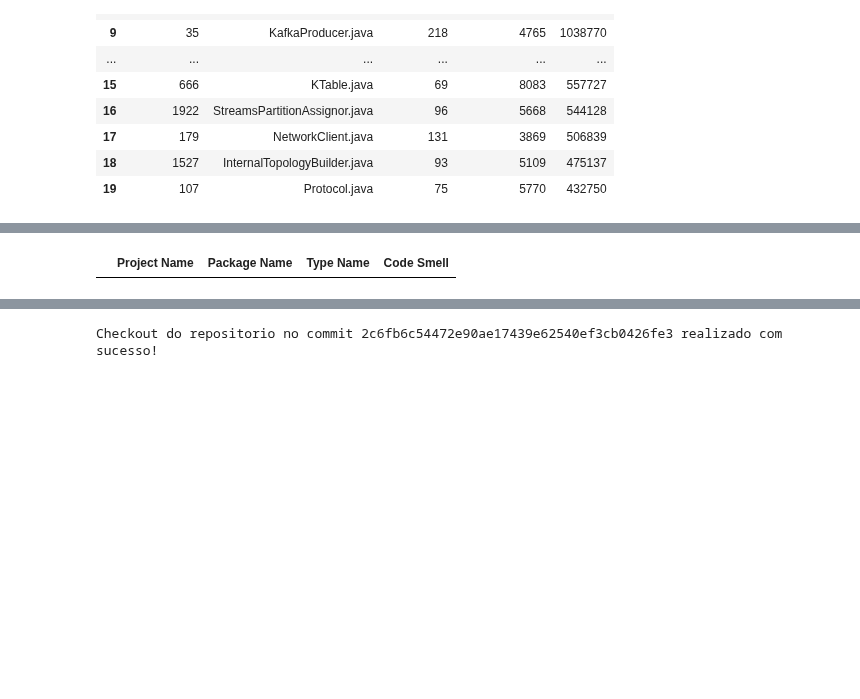
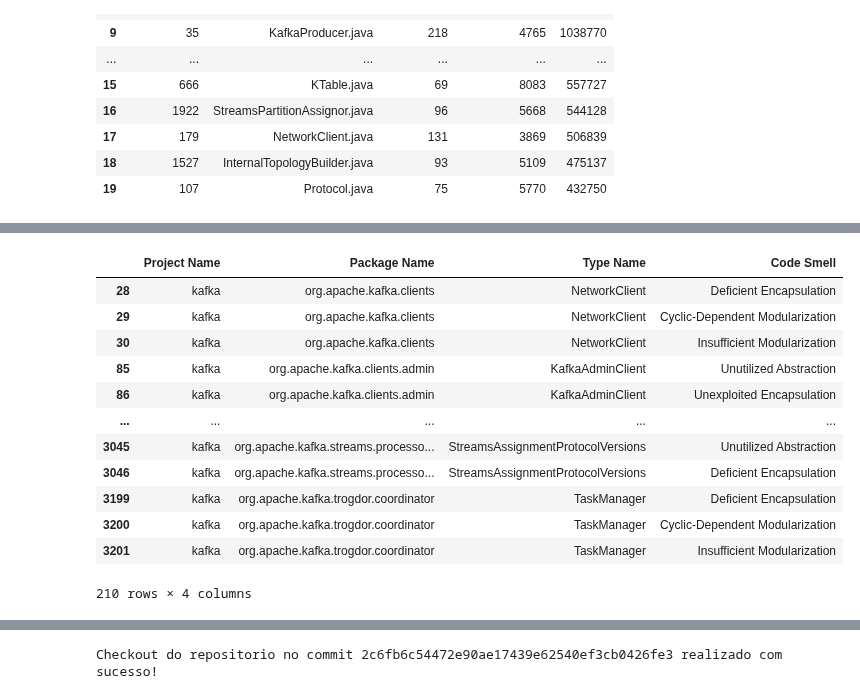
Before and after one commit to armandossrecife/piloto, a Jupyter notebook: designite/analise_designite_kafka.ipynb, the cells around one changed output, grey strips where cells are left out. Drawn from its saved outputs; the diff is of its cells as text; code cells hidden in the pictures; blank space fills up the shorter version.

Commit message:
Ajustes nas analises de design smells do Kafka

```diff
--- a/designite/analise_designite_kafka.ipynb
+++ b/designite/analise_designite_kafka.ipynb
@@ -376,0 +477,8 @@ df_design_smells
+# %%
+dataframes_i = [df_design_smells1, df_design_smells2, df_design_smells3, df_design_smells4, df_design_smells5, df_design_smells6, df_design_smells7, df_design_smells8, df_design_smells9, df_design_smells10, df_design_smells11, df_design_smells12, df_design_smells13, df_design_smells14, df_design_smells16, df_design_smells17, df_design_smells18,  df_design_smells21, df_design_smells22, df_design_smells23, df_design_smells24, df_design_smells25, df_design_smells26, df_design_smells27, df_design_smells28, df_design_smells29, df_design_smells30, df_design_smells31, df_design_smells32, df_design_smells33, df_design_smells34, df_design_smells36, df_design_smells37]
+# %%
+# Merge the dataframes
+merged_dataframe_i = pd.concat(dataframes_i, axis=0, ignore_index=True)
+
+df_design_smells_final_i = merged_dataframe_i.copy()
+df_design_smells_final_i
@@ -424,13 +573,30 @@ lista_classes_criticas
  'NetworkClient.java',
  'InternalTopologyBuilder.java',
  'Protocol.java']
+# %%
+lista_nomes = []
+for each in lista_classes_criticas:
+  each = each.replace('.java', '')
+  lista_nomes.append(each)
 # %%
-pesquisa = df_design_smells['Type Name'].str.contains('|'.join(lista_classes_criticas))
+pesquisa = df_design_smells_final_i['Type Name'].str.contains('|'.join(lista_nomes))
 # %%
-df_critical_classes = df_design_smells[pesquisa]
+df_critical_classes = df_design_smells_final_i[pesquisa]
 df_critical_classes
 # %% [output]
 |  | Project Name | Package Name | Type Name | Code Smell |
+| 28 | kafka | org.apache.kafka.clients | NetworkClient | Deficient Encapsulation |
+| 29 | kafka | org.apache.kafka.clients | NetworkClient | Cyclic-Dependent Modularization |
+| 30 | kafka | org.apache.kafka.clients | NetworkClient | Insufficient Modularization |
+| 85 | kafka | org.apache.kafka.clients.admin | KafkaAdminClient | Unutilized Abstraction |
+| 86 | kafka | org.apache.kafka.clients.admin | KafkaAdminClient | Unexploited Encapsulation |
+| ... | ... | ... | ... | ... |
+| 3045 | kafka | org.apache.kafka.streams.processo... | StreamsAssignmentProtocolVersions | Unutilized Abstraction |
+| 3046 | kafka | org.apache.kafka.streams.processo... | StreamsAssignmentProtocolVersions | Deficient Encapsulation |
+| 3199 | kafka | org.apache.kafka.trogdor.coordinator | TaskManager | Deficient Encapsulation |
+| 3200 | kafka | org.apache.kafka.trogdor.coordinator | TaskManager | Cyclic-Dependent Modularization |
+| 3201 | kafka | org.apache.kafka.trogdor.coordinator | TaskManager | Insufficient Modularization |
+210 rows × 4 columns
 # %%
 df_critical_classes.columns = ['ProjectName', 'PackageName', 'TypeName', 'CodeSmell']
 df_critical_classes = df_critical_classes.query("CodeSmell=='Cyclic-Dependent Modularization' or CodeSmell=='Hub-like Modularization'")
```
Also changed, not shown: parts of 32 cells of this notebook, 1 other file.
